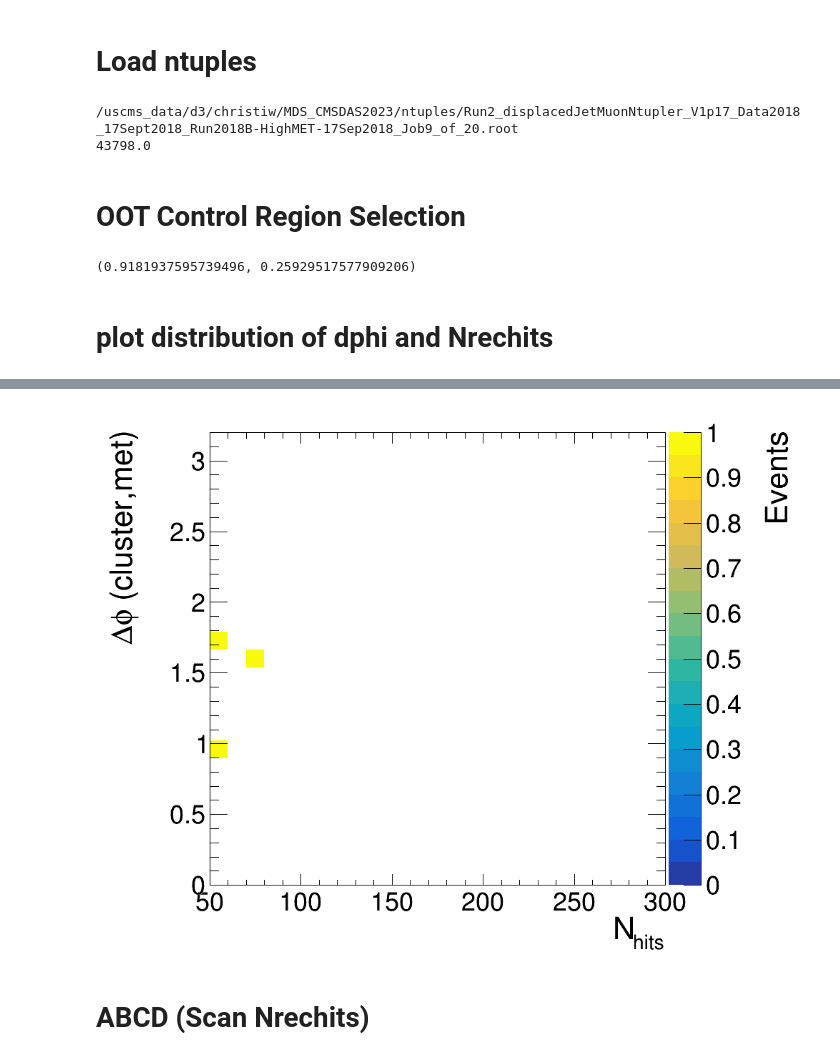
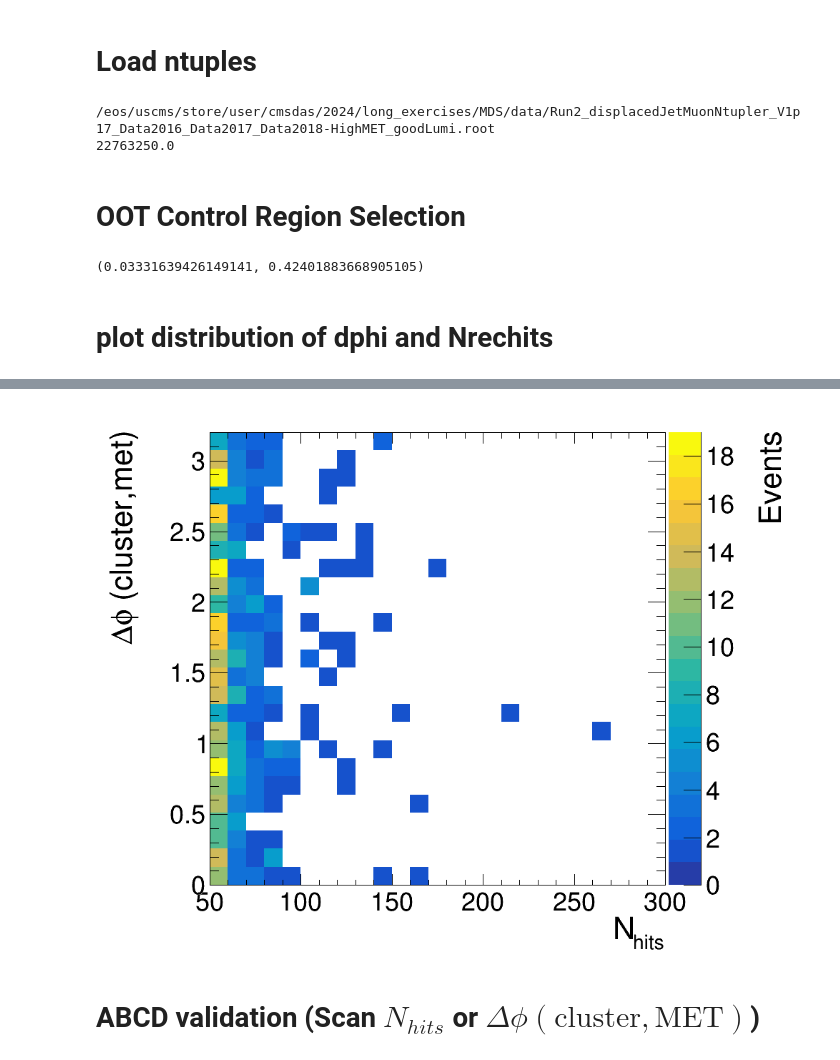
Before and after one commit to Christinaw97/MDS_CMSDAS, a Jupyter notebook: scripts/ABCD_validation.ipynb, the cells around one changed output, grey strips where cells are left out. Saved outputs shown, nothing was run; the diff lists cells and outputs as text; code cells hidden in the pictures.

Commit message:
update exercisees

```diff
--- a/scripts/ABCD_validation.ipynb
+++ b/scripts/ABCD_validation.ipynb
@@ -34,8 +27,8 @@ Welcome to JupyROOT 6.28/00
 # %% [markdown]
 # Load ntuples
 # %%
-data_file = '/uscms_data/d3/christiw/MDS_CMSDAS2023/ntuples/Run2_displacedJetMuonNtupler_V1p17_Data2018_17Sept2018_Run2018B-HighMET-17Sep2018_Job9_of_20.root'
-# data_file = data_path + 'Run2_displacedJetMuonNtupler_'+v1+'_Data2016_Run2016-HighMET-07Aug17_goodLumi.root'
+path = '/eos/uscms/store/user/cmsdas/2024/long_exercises/MDS/data/'
+data_file = path + 'Run2_displacedJetMuonNtupler_V1p17_Data2016_Data2017_Data2018-HighMET_goodLumi.root'
 
 print(data_file)
 root_dir = uproot.open(data_file)
@@ -43,8 +36,8 @@ tree = root_dir['MuonSystem']
 NEvents = root_dir['NEvents'].values()[0] #get first bin of histogram
 print(NEvents)
 # %% [output]
-/uscms_data/d3/christiw/MDS_CMSDAS2023/ntuples/Run2_displacedJetMuonNtupler_V1p17_Data2018_17Sept2018_Run2018B-HighMET-17Sep2018_Job9_of_20.root
-43798.0
+/eos/uscms/store/user/cmsdas/2024/long_exercises/MDS/data/Run2_displacedJetMuonNtupler_V1p17_Data2016_Data2017_Data2018-HighMET_goodLumi.root
+22763250.0
 # %% [markdown]
 # OOT Control Region Selection
 # %%
@@ -57,7 +50,7 @@ T = tree
 
 sel_rechitcluster = np.abs(T['cscRechitClusterEta'].array()) < 2.0
 
-me1112_veto = 10
+me1112_veto = 0
 sel_rechitcluster = np.logical_and(sel_rechitcluster, T['cscRechitClusterNRechitChamberPlus11'].array() <= me1112_veto)
 sel_rechitcluster = np.logical_and(sel_rechitcluster, T['cscRechitClusterNRechitChamberPlus12'].array() <= me1112_veto)
 sel_rechitcluster = np.logical_and(sel_rechitcluster, T['cscRechitClusterNRechitChamberMinus11'].array() <= me1112_veto)
@@ -69,15 +62,15 @@ sel_rechitcluster = np.logical_and(sel_rechitcluster, T['cscRechitCluster_match_
 
 sel_rechitcluster = np.logical_and( sel_rechitcluster, T['cscRechitClusterJetVetoPt'].array() < 10)
 sel_rechitcluster = np.logical_and( sel_rechitcluster, T['cscRechitClusterMuonVetoPt'].array() < 20)
-sel_rechitcluster = np.logical_and(sel_rechitcluster, T['cscRechitClusterTimeSpreadWeightedAll'].array() <= 20)
+sel_rechitcluster = np.logical_and(sel_rechitcluster, T['cscRechitClusterTimeSpread'].array() <= 20)
 
 
 if oot_flag:
-    sel_rechitcluster = np.logical_and(sel_rechitcluster,  T['cscRechitClusterTimeWeighted'].array() < -12.5)
+    sel_rechitcluster = np.logical_and(sel_rechitcluster,  T['cscRechitClusterTime'].array() < -12.5)
 
 else:
-    sel_rechitcluster = np.logical_and(sel_rechitcluster, np.logical_and(T['cscRechitClusterTimeWeighted'].array() < 12.5, \
-                                                                         T['cscRechitClusterTimeWeighted'].array() > -5.0))
+    sel_rechitcluster = np.logical_and(sel_rechitcluster, np.logical_and(T['cscRechitClusterTime'].array() < 12.5, \
+                                                                         T['cscRechitClusterTime'].array() > -5.0))
 
 
 
@@ -88,21 +81,20 @@ sel_jet = np.logical_and(sel_jet, T['jetTightPassId'].array())
 
 ########### SELECTION: EVENTS ############
 # select only triggered events
-sel_ev = T['METNoMuTrigger'].array()
+sel_ev = T['METTrigger'].array()
 
 
 sel_ev  = np.logical_and(sel_ev,np.sum(sel_rechitcluster,axis=1) >= 1)
-# sel_ev[k] = np.logical_and(sel_ev[k], (T['nDtRings')+T['nCscRings'))<10) # apply this in the ntuple before hand
-sel_ev = np.logical_and(sel_ev ,T['metEENoise'].array() > 200)
+sel_ev = np.logical_and(sel_ev ,T['met'].array() > 200)
 sel_ev = np.logical_and(sel_ev , np.sum(sel_jet,axis=1)>=1)
-sel_ev = np.logical_and(sel_ev,T['Flag2_all'].array())
+sel_ev = np.logical_and(sel_ev,T['metFilters'].array())
 
 
 ##### cut based ID ####
-cscRechitClusterNStation = T['cscRechitClusterNStation10'].array()[sel_rechitcluster][sel_ev][:,0]
+cscRechitClusterNStation = T['cscRechitClusterNStation'].array()[sel_rechitcluster][sel_ev][:,0]
 cscRechitClusterEta = T['cscRechitClusterEta'].array()[sel_rechitcluster][sel_ev][:,0]
 cscRechitClusterPhi = T['cscRechitClusterPhi'].array()[sel_rechitcluster][sel_ev][:,0]
-cscRechitClusterAvgStation = T['cscRechitClusterAvgStation10'].array()[sel_rechitcluster][sel_ev][:,0]
+cscRechitClusterAvgStation = T['cscRechitClusterAvgStation'].array()[sel_rechitcluster][sel_ev][:,0]
 cond2 = np.logical_and(np.abs(cscRechitClusterAvgStation)==2, np.abs(cscRechitClusterEta) < 1.6)
 cond3 = np.logical_and(np.abs(cscRechitClusterAvgStation)==3, np.abs(cscRechitClusterEta) < 1.6)
 cond4 = np.logical_and(np.abs(cscRechitClusterAvgStation)==4, np.abs(cscRechitClusterEta) < 1.8)
@@ -113,18 +105,17 @@ if oot_flag == 0: bdt_sel = np.logical_not(bdt_sel)
 
 #### Save variables needed for ABCD ####
 
-deltaPhi = T['cscRechitClusterMetEENoise_dPhi'].array()[sel_rechitcluster][sel_ev][:,0][bdt_sel]
+deltaPhi = T['cscRechitClusterMet_dPhi'].array()[sel_rechitcluster][sel_ev][:,0][bdt_sel]
 Nhits = T['cscRechitClusterSize'].array()[sel_rechitcluster][sel_ev][:,0][bdt_sel]
 
 ### print correlation between the two variables ####
 print(scipy.stats.pearsonr(Nhits, deltaPhi))
 # %% [output]
-(0.9181937595739496, 0.25929517577909206)
+(0.03331639426149141, 0.42401883668905105)
 # %% [markdown]
 # plot distribution of dphi and Nrechits
 # %%
 # Plotting ncsc
-start_t = time.time()
 c = rt.TCanvas('c','c', 1000, 800)
 
 h = rt.TH2D()
@@ -132,8 +123,6 @@ h = rt.TH2D('', '', 25,50,300,25,0,3.2)
 h.SetXTitle('N_{hits}')
 h.SetYTitle('#Delta#phi (cluster,met)')
 h.SetZTitle('Events')
-# h = create_TH2D(np.column_stack(( Nhits, np.abs(deltaPhi))),
-#                axis_title = ['N_{rechits}','#Delta#phi (cluster,met)','Events'], binning=[25,50,300,25,0,3.2])
 for i in range(len(Nhits)):
     h.Fill(Nhits[i],np.abs(deltaPhi)[i])
 
@@ -147,6 +135,6 @@ Warning in <TCanvas::Constructor>: Deleting canvas with same name: c
-[figure, old version]
+[figure, new version]
-# %% [markdown]
-# ABCD (Scan Nrechits)
+# %% [markdown]
+# ABCD validation (Scan $N_{hits}$ or $\Delta\phi\mathrm{(cluster, MET)}$)
 # %%
 n_ev = 5000
 
```
Also changed, not shown: parts of 3 cells of this notebook, 6 other files.
